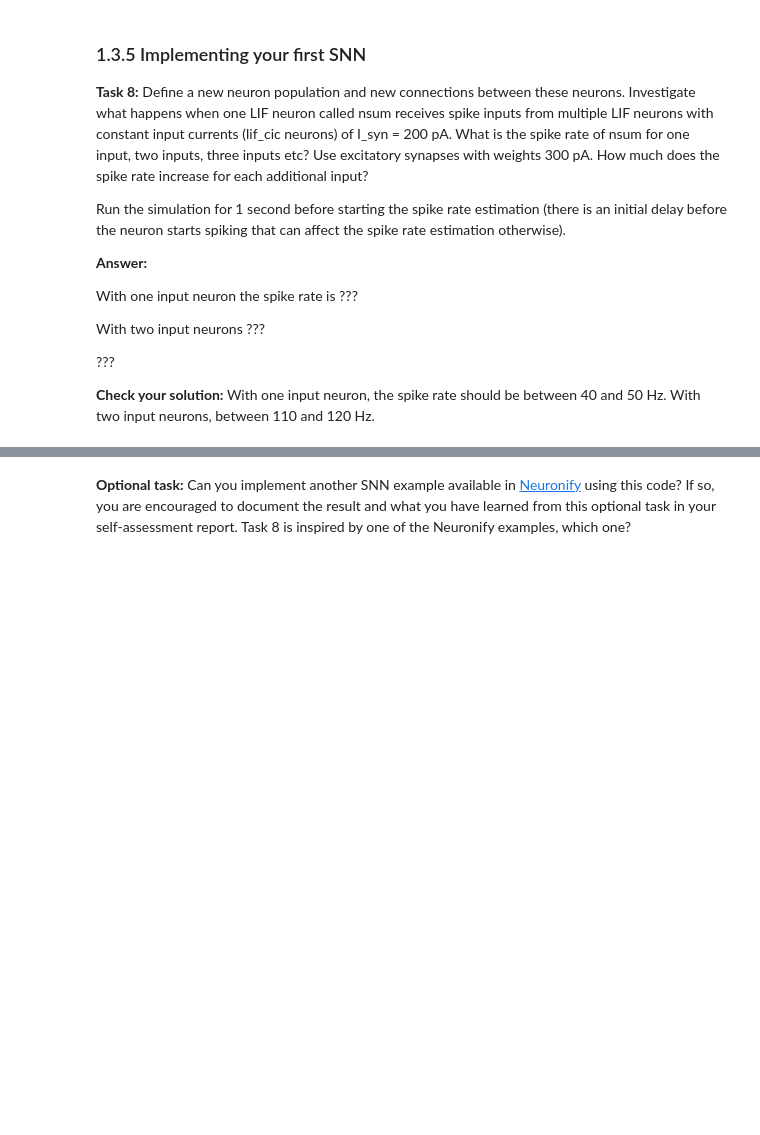
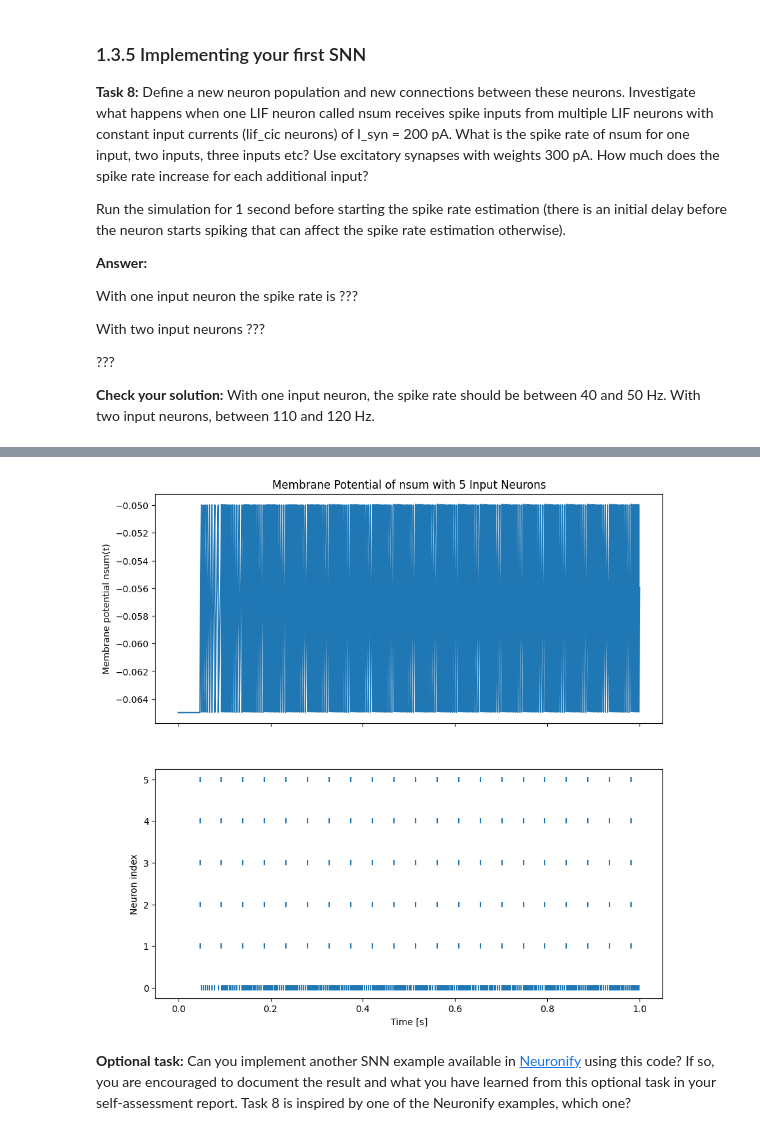
Before and after one commit to jacomoel/d7046e, a Jupyter notebook: exercises/SNN-Exercise-1.ipynb, the cells around one changed output, grey strips where cells are left out. Cells and saved outputs as stored; diff of their text form; code cells hidden in the pictures; blank space fills up the shorter version.

Commit message:
task 8 needs more work

```diff
--- a/exercises/SNN-Exercise-1.ipynb
+++ b/exercises/SNN-Exercise-1.ipynb
@@ -726,3 +708,71 @@ SyntaxError: '[' was never closed (2677737123.py, line 11)
+# %%
+# Code for Task 8
+
+# idk should make array of three networks one with one input neuron to nsum and one with two etc
+
+in1 = lif_cic_neuron(200e-12)
+in2 = lif_cic_neuron(200e-12)
+in3 = lif_cic_neuron(200e-12)
+in4 = lif_cic_neuron(200e-12)
+in5 = lif_cic_neuron(200e-12)
+
+nsum = lif_neuron(5);       # should have 5 input neurons
+
+nsum['w_syn'][0] = 300e-12  # 300pA synapses
+nsum['w_syn'][0] = 300e-12
+nsum['w_syn'][1] = 300e-12
+nsum['w_syn'][2] = 300e-12
+nsum['w_syn'][3] = 300e-12
+nsum['w_syn'][4] = 300e-12
+
+neurons = [nsum, in1, in2, in3, in4, in5]
+
+
+connections = [
+    [0,0,1],           # nsum gets input spikes from in1 on synapse 0
+    [0,1,2],
+    [0,2,3],
+    [0,3,4],
+    [0,4,5],           # nsum gets input spikes from in5 on synapse 4
+]
+
+dt = 1e-5
+t0 = 0
+t = t0
+
+
+tv = []
+u_nsum = []
+t_spike = []
+n_spike = []
+
+while t < t0 + 1:
+
+    spikes = snn_update(dt, t, neurons, connections)
+
+    tv.append(t)
+    u_nsum.append(nsum['u'])
+
+    if len(spikes) > 0:
+        for s in spikes:        # loop and add spikes to
+            t_spike.append(t)
+            n_spike.append(s)
+
+    t += dt
+
+
+plt.rcParams['figure.figsize'] = [10, 10]
+fig, (ax1, ax2) = plt.subplots(2, 1, sharex=True)
+
+ax1.plot(tv, u_nsum)
+ax1.set_ylabel("Membrane potential nsum(t)")
+ax1.set_title("Membrane Potential of nsum with 5 Input Neurons")
+
+rasterplot(ax2, t_spike, n_spike, "Time [s]", "Neuron index")
+
+plt.show()
+# %% [output]
+[figure, added]
 # %% [markdown]
 **Optional task:** Can you implement another SNN example available in [Neuronify](https://ovilab.net/neuronify/) using this code? If so, you are encouraged to document the result and what you have learned from this optional task in your self-assessment report. Task 8 is inspired by one of the Neuronify examples, which one?
 # %%
```
Also changed, not shown: parts of 2 cells of this notebook.
